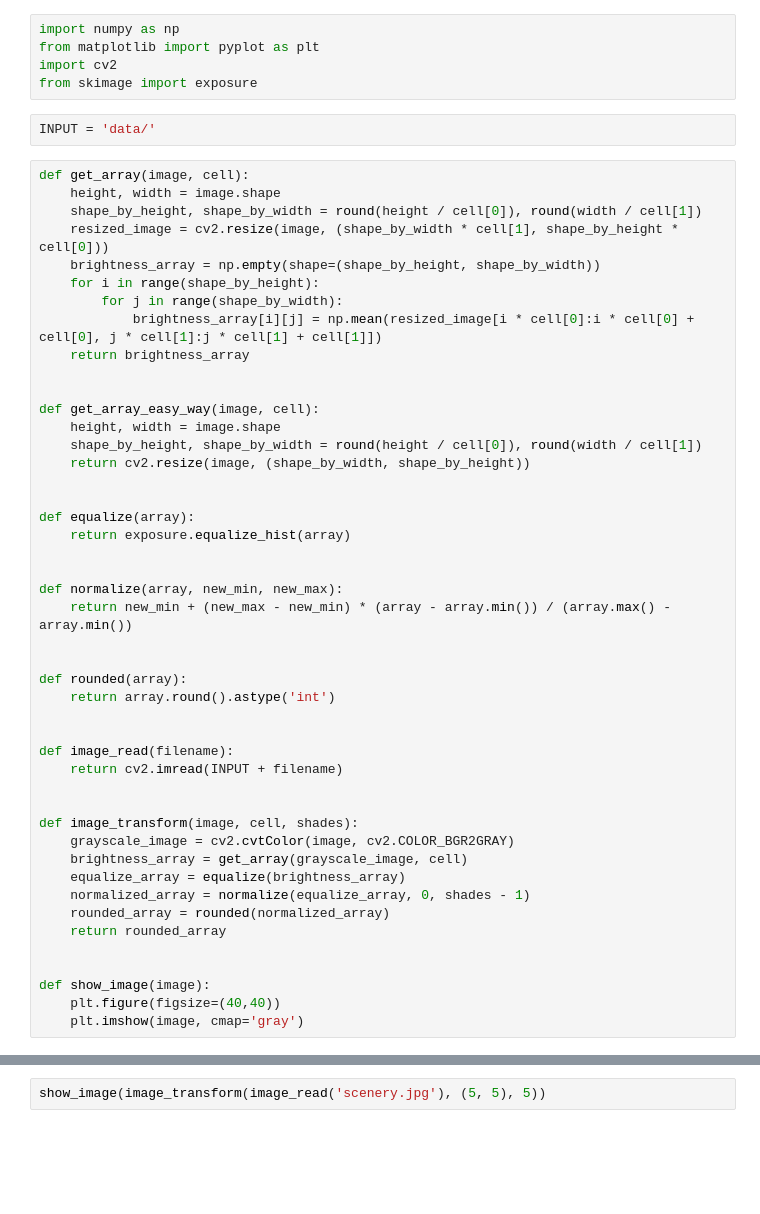
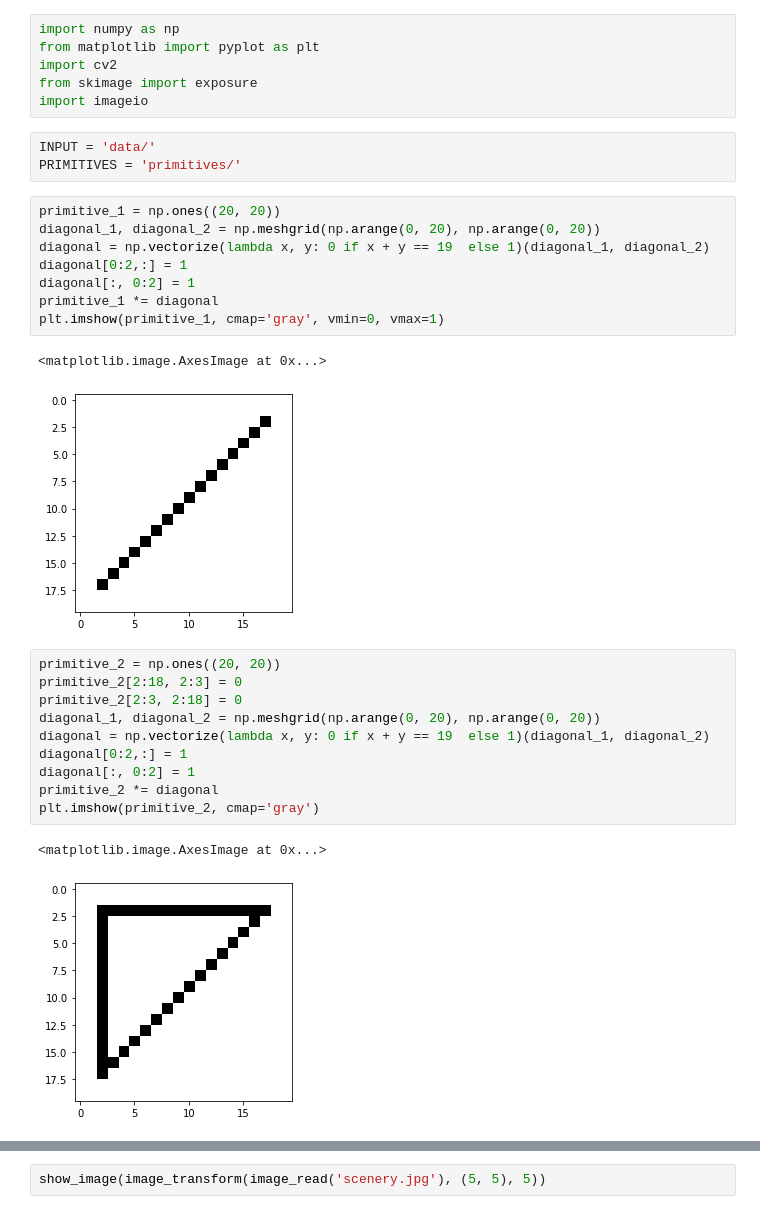
Before and after one commit to happy-unicorn/lego-picture-mapper, a Jupyter notebook: lego-picture-mapper.ipynb, the cells around one changed output, grey strips where cells are left out. Saved outputs shown, nothing was run; the diff lists cells and outputs as text; blank space fills up the shorter version.

Commit message:
Added primitives

```diff
--- a/lego-picture-mapper.ipynb
+++ b/lego-picture-mapper.ipynb
@@ -3,51 +3,31 @@ import numpy as np
 from matplotlib import pyplot as plt
 import cv2
 from skimage import exposure
+import imageio
 # %%
 INPUT = 'data/'
+PRIMITIVES = 'primitives/'
-# %%
-def get_array(image, cell):
-    height, width = image.shape
-    shape_by_height, shape_by_width = round(height / cell[0]), round(width / cell[1])
-    resized_image = cv2.resize(image, (shape_by_width * cell[1], shape_by_height * cell[0]))
-    brightness_array = np.empty(shape=(shape_by_height, shape_by_width))
-    for i in range(shape_by_height):
-        for j in range(shape_by_width):
-            brightness_array[i][j] = np.mean(resized_image[i * cell[0]:i * cell[0] + cell[0], j * cell[1]:j * cell[1] + cell[1]])
-    return brightness_array
-
-
-def get_array_easy_way(image, cell):
-    height, width = image.shape
-    shape_by_height, shape_by_width = round(height / cell[0]), round(width / cell[1])
-    return cv2.resize(image, (shape_by_width, shape_by_height))
-
-
-def equalize(array):
-    return exposure.equalize_hist(array)
-
-
-def normalize(array, new_min, new_max):
-    return new_min + (new_max - new_min) * (array - array.min()) / (array.max() - array.min())
-
-
-def rounded(array):
-    return array.round().astype('int')
-
-
-def image_read(filename):
-    return cv2.imread(INPUT + filename)
-
-
-def image_transform(image, cell, shades):
-    grayscale_image = cv2.cvtColor(image, cv2.COLOR_BGR2GRAY)
-    brightness_array = get_array(grayscale_image, cell)
-    equalize_array = equalize(brightness_array)
-    normalized_array = normalize(equalize_array, 0, shades - 1)
-    rounded_array = rounded(normalized_array)
-    return rounded_array
-
-
-def show_image(image):
-    plt.figure(figsize=(40,40))
-    plt.imshow(image, cmap='gray')
+# %%
+primitive_1 = np.ones((20, 20))
+diagonal_1, diagonal_2 = np.meshgrid(np.arange(0, 20), np.arange(0, 20))
+diagonal = np.vectorize(lambda x, y: 0 if x + y == 19  else 1)(diagonal_1, diagonal_2)
+diagonal[0:2,:] = 1
+diagonal[:, 0:2] = 1
+primitive_1 *= diagonal
+plt.imshow(primitive_1, cmap='gray', vmin=0, vmax=1)
+# %% [output]
+<matplotlib.image.AxesImage at 0x...>
+[figure, added]
+# %%
+primitive_2 = np.ones((20, 20))
+primitive_2[2:18, 2:3] = 0
+primitive_2[2:3, 2:18] = 0
+diagonal_1, diagonal_2 = np.meshgrid(np.arange(0, 20), np.arange(0, 20))
+diagonal = np.vectorize(lambda x, y: 0 if x + y == 19  else 1)(diagonal_1, diagonal_2)
+diagonal[0:2,:] = 1
+diagonal[:, 0:2] = 1
+primitive_2 *= diagonal
+plt.imshow(primitive_2, cmap='gray')
+# %% [output]
+<matplotlib.image.AxesImage at 0x...>
+[figure, added]
```
Also changed, not shown: parts of 6 cells of this notebook, 5 other files.
